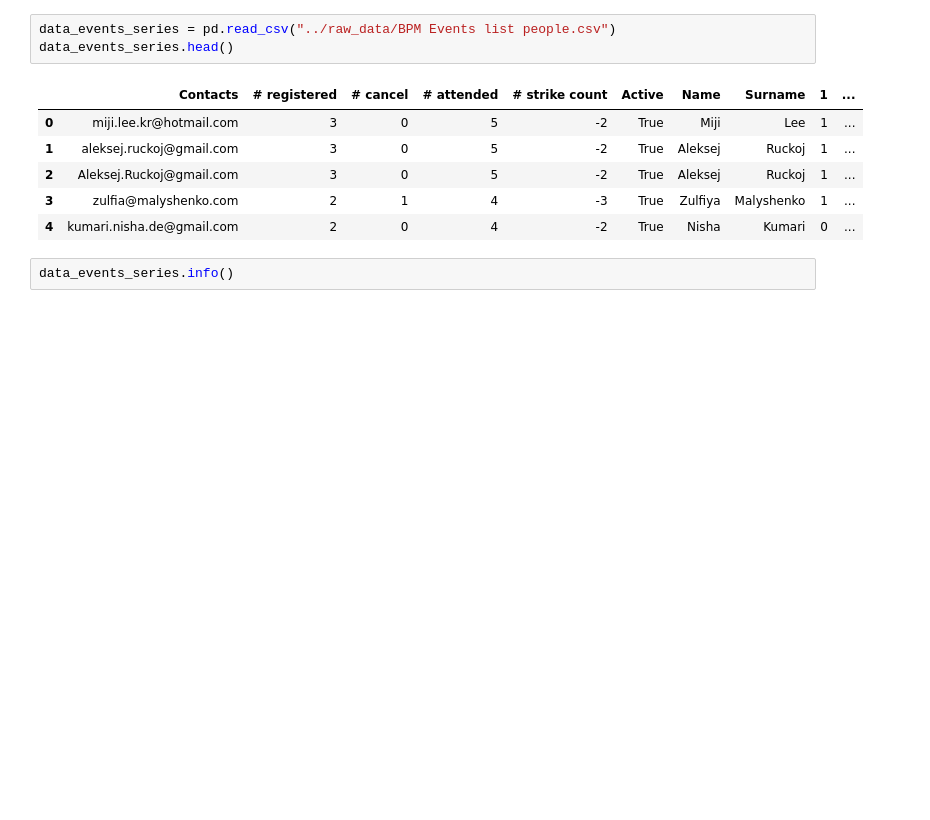
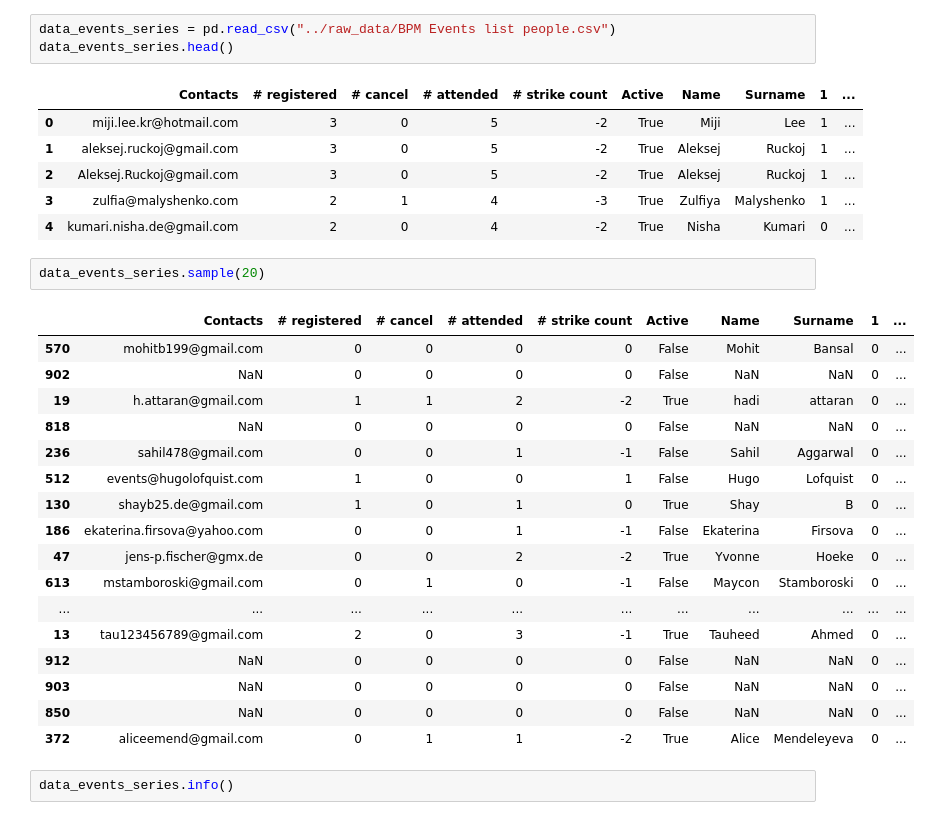
Before and after one commit to Shubhi-Varshney/data_bpm, a Jupyter notebook: notebooks/yulia_bpm_explore.ipynb, the cells around one changed output. Saved outputs shown, nothing was run; the diff lists cells and outputs as text; blank space fills up the shorter version.

```diff
--- a/notebooks/yulia_bpm_explore.ipynb
+++ b/notebooks/yulia_bpm_explore.ipynb
@@ -95,6 +100,26 @@ data_events_series.head()
 | 2 | Aleksej.Ruckoj@gmail.com | 3 | 0 | 5 | -2 | True | Aleksej | Ruckoj | 1 | ... |
 | 3 | zulfia@malyshenko.com | 2 | 1 | 4 | -3 | True | Zulfiya | Malyshenko | 1 | ... |
 | 4 | kumari.nisha.de@gmail.com | 2 | 0 | 4 | -2 | True | Nisha | Kumari | 0 | ... |
+# %%
+data_events_series.sample(20)
+# %% [output]
+|  | Contacts | # registered | # cancel | # attended | # strike count | Active | Name | Surname | 1 | ... |
+| 570 | mohitb199@gmail.com | 0 | 0 | 0 | 0 | False | Mohit | Bansal | 0 | ... |
+| 902 | NaN | 0 | 0 | 0 | 0 | False | NaN | NaN | 0 | ... |
+| 19 | h.attaran@gmail.com | 1 | 1 | 2 | -2 | True | hadi | attaran | 0 | ... |
+| 818 | NaN | 0 | 0 | 0 | 0 | False | NaN | NaN | 0 | ... |
+| 236 | sahil478@gmail.com | 0 | 0 | 1 | -1 | False | Sahil | Aggarwal | 0 | ... |
+| 512 | events@hugolofquist.com | 1 | 0 | 0 | 1 | False | Hugo | Lofquist | 0 | ... |
+| 130 | shayb25.de@gmail.com | 1 | 0 | 1 | 0 | True | Shay | B | 0 | ... |
+| 186 | ekaterina.firsova@yahoo.com | 0 | 0 | 1 | -1 | False | Ekaterina | Firsova | 0 | ... |
+| 47 | jens-p.fischer@gmx.de | 0 | 0 | 2 | -2 | True | Yvonne | Hoeke | 0 | ... |
+| 613 | mstamboroski@gmail.com | 0 | 1 | 0 | -1 | False | Maycon | Stamboroski | 0 | ... |
+| ... | ... | ... | ... | ... | ... | ... | ... | ... | ... | ... |
+| 13 | tau123456789@gmail.com | 2 | 0 | 3 | -1 | True | Tauheed | Ahmed | 0 | ... |
+| 912 | NaN | 0 | 0 | 0 | 0 | False | NaN | NaN | 0 | ... |
+| 903 | NaN | 0 | 0 | 0 | 0 | False | NaN | NaN | 0 | ... |
+| 850 | NaN | 0 | 0 | 0 | 0 | False | NaN | NaN | 0 | ... |
+| 372 | aliceemend@gmail.com | 0 | 1 | 1 | -2 | True | Alice | Mendeleyeva | 0 | ... |
 # %%
 data_events_series.info()
 # %% [output]
```
Also changed, not shown: parts of 6 cells of this notebook, 6 other files.
